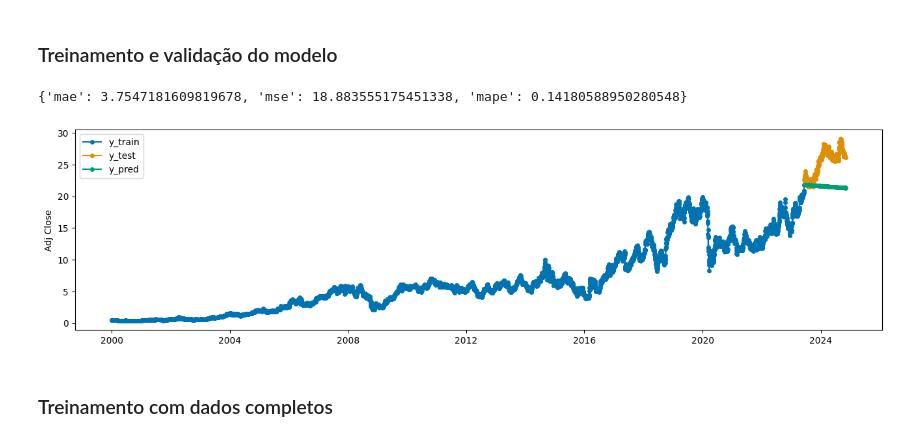
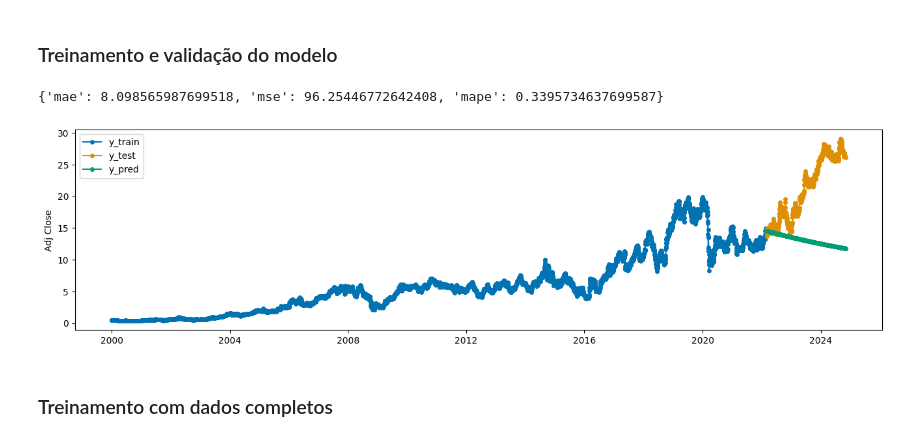
Before and after one commit to ubiratanfilho/stocks_forecasting, a Jupyter notebook: src/models.ipynb, the cells around one changed output. Saved outputs shown, nothing was run; the diff lists cells and outputs as text; code cells hidden in the pictures.

```diff
--- a/src/models.ipynb
+++ b/src/models.ipynb
@@ -65,7 +65,7 @@ plot_series(df)
 # %% [markdown]
 ## ARIMA
 # %%
-y_train, y_test = temporal_train_test_split(df['Adj Close'], test_size=365)
+y_train, y_test = temporal_train_test_split(df['Adj Close'], test_size=0.2)
 # %%
 class SKTimeForecaster:
     """ Classe com métodos de forecasting que podem ser utilizados para qualquer modelo do sktime """
@@ -94,13 +94,13 @@ class SKTimeForecaster:
 # %%
 model = ARIMA()
 
-y_test_pred = SKTimeForecaster().train_model(y_train, model, evaluate=True, y_test=y_test)
+y_test_pred = SKTimeForecaster().train_model(y_train, model, evaluate=True, y_test=y_test, horizon=len(y_test))
 
 plot_series(y_train, y_test, y_test_pred, labels=['y_train', 'y_test', 'y_pred'])
 plt.show()
 # %% [output]
-{'mae': 3.7547181609819678, 'mse': 18.883555175451338, 'mape': 0.14180588950280548}
+{'mae': 8.098565987699518, 'mse': 96.25446772642408, 'mape': 0.3395734637699587}
-[figure, old version]
+[figure, new version]
 # %% [markdown]
 ### Treinamento com dados completos
 # %%
```
Also changed, not shown: parts of 15 cells of this notebook, 3 other files.
